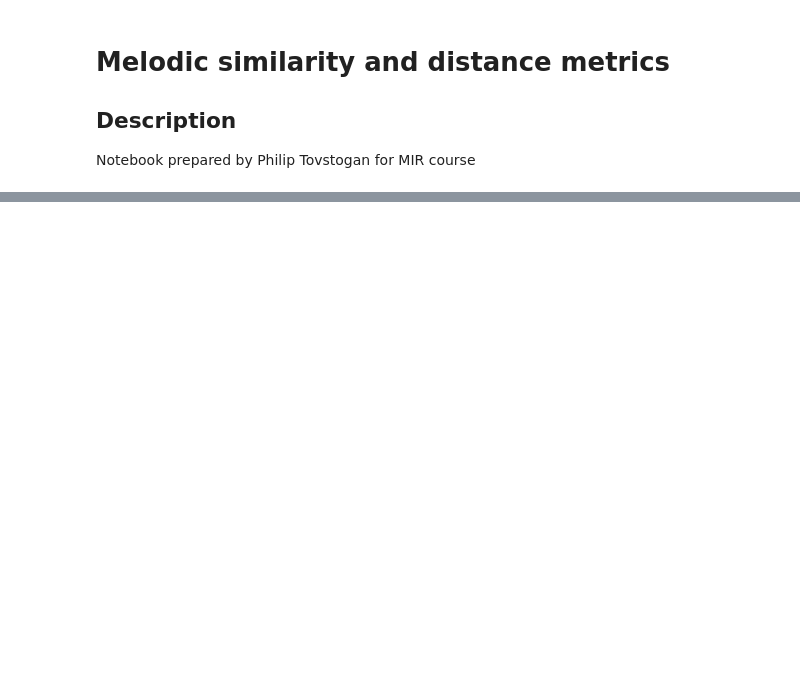
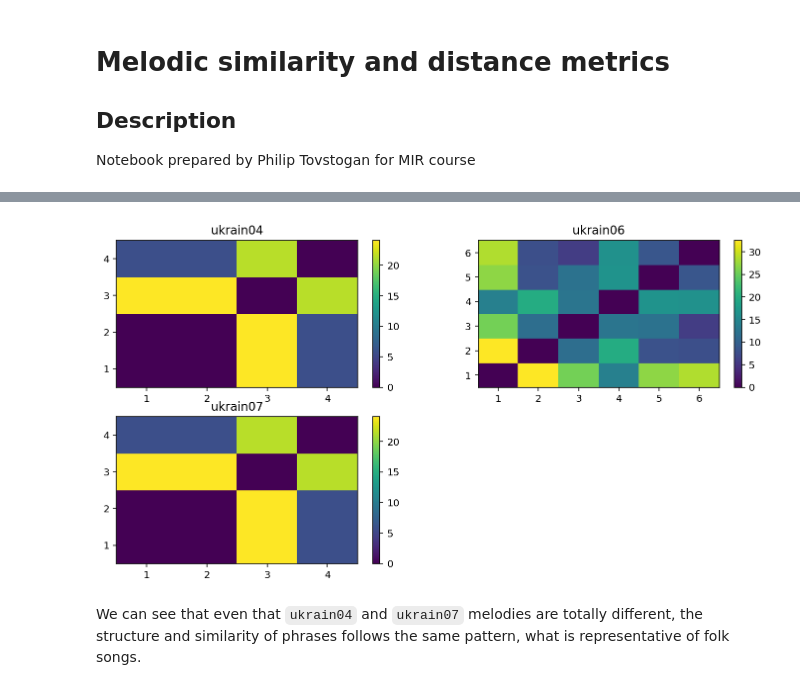
Before and after one commit to kamalsky/MIRCourse, a Jupyter notebook: notebooks/studentNotebooks/melodicSimilarity/melodic_similarity.ipynb, the cells around one changed output, grey strips where cells are left out. Saved outputs shown, nothing was run; the diff lists cells and outputs as text; code cells hidden in the pictures; blank space fills up the shorter version.

```diff
--- a/notebooks/studentNotebooks/melodicSimilarity/melodic_similarity.ipynb
+++ b/notebooks/studentNotebooks/melodicSimilarity/melodic_similarity.ipynb
@@ -128,0 +165,24 @@ for metric, distances in results.items():
+# %%
+# Provide input file and number of phrases and retrieve the distance matrix
+def get_phrase_distances(filename, n_phrases, metric='euclidean'):
+    data = m21.converter.parse(filename)
+    notes = data.recurse().notesAndRests
+    contours = get_phrase_contours(notes, n_phrases)
+    return dist.pdist(contours, metric=metric)
+
+n_phrases_list = [4, 6, 4]
+total = len(files)
+
+plt.figure(figsize=(12, total*2))
+index = 1
+
+# For each file compute distances and plot them
+for i in range(total):
+    distances = get_phrase_distances(path(files[i]), n_phrases_list[i])
+    plt.subplot(np.ceil(total/2), 2, index)
+    plot_distance_matrix(distances, files[i])
+    index += 1
+# %% [output]
+[figure, added]
+# %% [markdown]
+We can see that even that `ukrain04` and `ukrain07` melodies are totally different, the structure and similarity of phrases follows the same pattern, what is representative of folk songs.
```
Also changed, not shown: parts of 18 cells of this notebook.
